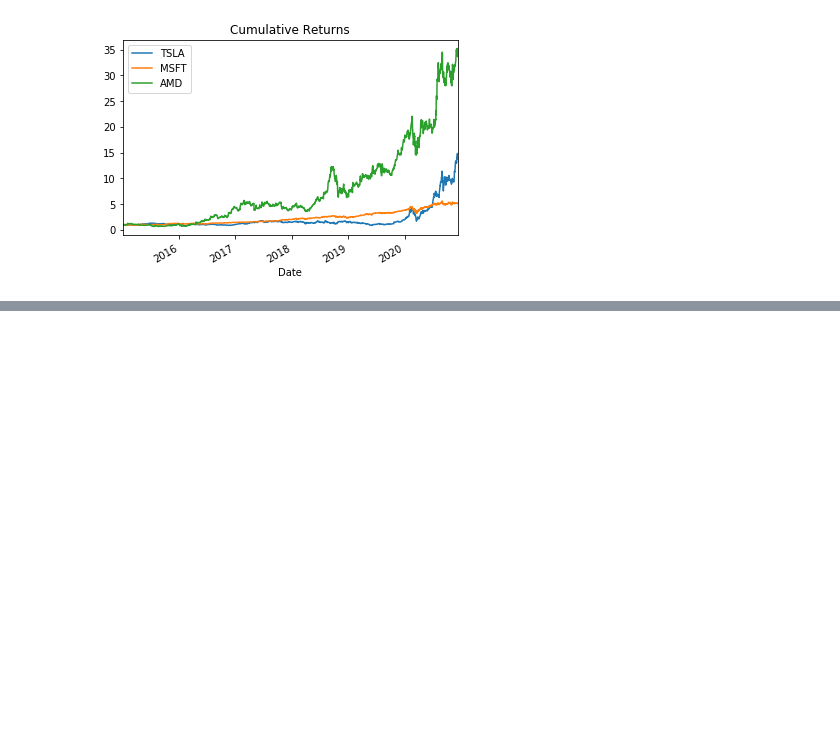
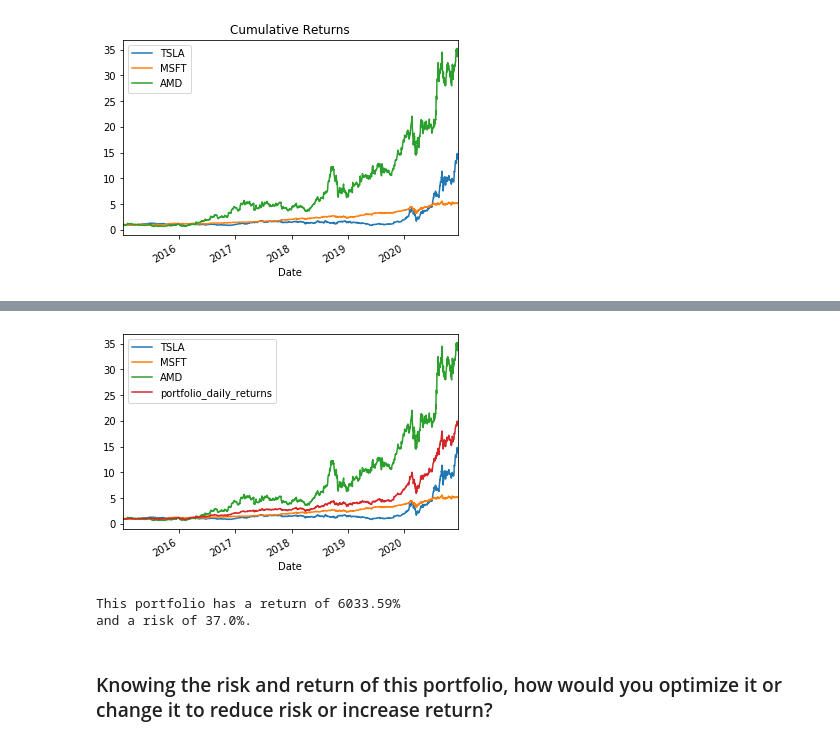
Before and after one commit to GregoryRash6/Custom_Portfolio_Analysis, a Jupyter notebook: analysis.ipynb, the cells around one changed output, grey strips where cells are left out. Drawn from its saved outputs; the diff is of its cells as text; code cells hidden in the pictures; blank space fills up the shorter version.

```diff
--- a/analysis.ipynb
+++ b/analysis.ipynb
@@ -356,0 +415,12 @@ stock_performance_cum_plt;
+# %%
+#variables needed
+#stocks = portfolio_returns
+#weights
+weights = np.full((1,len(portfolio_close.columns)), 1/len(portfolio_close.columns))[0].tolist()
+
+#calculate the daily returns of our portfolio
+portfolio_returns = portfolio_close.pct_change()
+
+portfolio_returns = portfolio_returns.dropna().copy()
+
+portfolio_returns.head(10)
@@ -356,0 +458,4 @@ stock_performance_cum_plt;
+# %%
+#add daily returns to our dataframe
+portfolio_returns['portfolio_daily_returns'] = portfolio_returns.dot(weights)
+portfolio_returns.head()
@@ -356,0 +470,4 @@ stock_performance_cum_plt;
+# %%
+#calculate cumulative returns
+Cumulative_returns_daily = (1+portfolio_returns).cumprod()
+Cumulative_returns_daily.head()
@@ -356,0 +482,5 @@ stock_performance_cum_plt;
+# %%
+#plot cumulative returns for portfolio and individual stocks
+Cumulative_returns_daily.plot();
+# %% [output]
+[figure, added]
@@ -356,0 +502,8 @@ stock_performance_cum_plt;
+# %%
+print(f"""This portfolio has a return of {round(returns_sum - 100,2)}%
+and a risk of {round(portfolio_risk *100, 2)}%.""")
+# %% [output]
+This portfolio has a return of 6033.59%
+and a risk of 37.0%.
+# %% [markdown]
+### Knowing the risk and return of this portfolio, how would you optimize it or change it to reduce risk or increase return?
```
Also changed, not shown: parts of 21 cells of this notebook, 2 other files.
